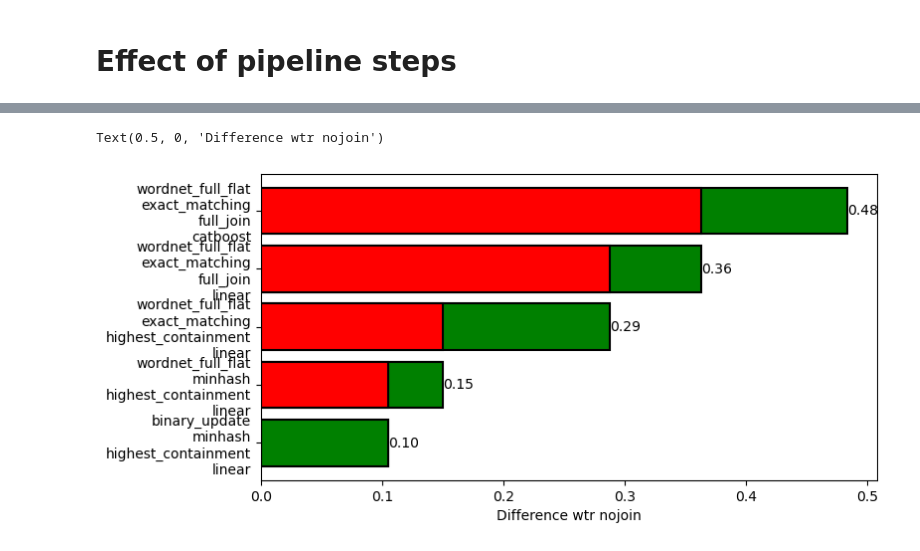
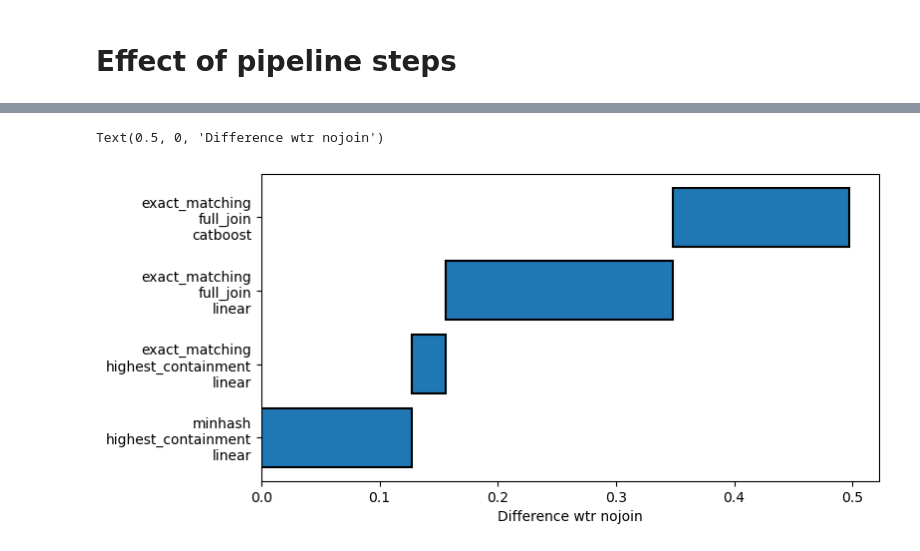
Before and after one commit to rcap107/retrieve-merge-predict, a Jupyter notebook: notebooks/2023-11-30 Study big run.ipynb, the cells around one changed output, grey strips where cells are left out. Drawn from its saved outputs; the diff is of its cells as text; code cells hidden in the pictures.

```diff
--- a/notebooks/2023-11-30 Study big run.ipynb
+++ b/notebooks/2023-11-30 Study big run.ipynb
@@ -632,6 +649,6 @@ subset.select(
 # %%
 target_variable = "jd_method"
-for tg in ["jd_method", "target_dl", "chosen_model"]:
+for tg in ["jd_method", "chosen_model"]:
     data, values_dict, label_mapping = prepare_data(results_depleted, tg)
     violin_plot(data, values_dict, label_mapping, tg)
     # break
@@ -690,7 +704,7 @@ for tg in ["jd_method", "target_dl", "chosen_model", "estimator"]:
 # %%
 best_value = {}
 worst_value = {}
-for v in ["target_dl", "jd_method", "estimator", "chosen_model"]:
+for v in ["jd_method", "estimator", "chosen_model"]:
     this_best = (
         current_results.filter(pl.col("estimator") != "nojoin")
         .group_by(v)
@@ -728,7 +737,7 @@ shape: (2, 2)
 # %%
 # Top 5 scores overall
 comb_results = (
-    current_results.group_by(["target_dl", "jd_method", "estimator", "chosen_model"])
+    current_results.group_by(["jd_method", "estimator", "chosen_model"])
     .agg(
         pl.mean("scaled_diff").alias("avg_scaled_diff"),
         pl.std("scaled_diff").alias("std_scaled_diff"),
@@ -775,9 +782,7 @@ df_waterfall = (
     pl.concat(vals_to_plot)
     .with_columns(
         (
-            pl.col("target_dl")
-            + "\n"
-            + pl.col("jd_method")
+            pl.col("jd_method")
             + "\n"
             + pl.col("estimator")
             + "\n"
@@ -814,35 +818,35 @@ _t
 # %%
 # plt.bar(bottom="bottom",height="diff", x="case", data=_t)
 fig, ax = plt.subplots(1, figsize=(8, 4))
 
-p = ax.barh(
-    width="value", y="case", data=_t, edgecolor="black", linewidth=1.5, color="green"
-)
-ax.bar_label(p, [f"{_:.2f}" for _ in _t["value"]])
-ax.barh(
-    width="bottom", y="case", data=_t, edgecolor="black", linewidth=1.5, color="red"
-)
+# p = ax.barh(
+#     width="value", y="case", data=_t, edgecolor="black", linewidth=1.5, color="green"
+# )
+# ax.bar_label(p, [f"{_:.2f}" for _ in _t["value"]])
+# ax.barh(
+#     width="bottom", y="case", data=_t, edgecolor="black", linewidth=1.5, color="red"
+# )
 
 
 # MINE
-# ax.barh(
-#     left="bottom",width="diff", y="case", data=_t, edgecolor="black", linewidth=1.5
-# )
+ax.barh(
+    left="bottom", width="diff", y="case", data=_t, edgecolor="black", linewidth=1.5
+)
 
 
 # step = (
 #     pl.from_pandas(_t)
 #     .select(pl.col("bottom").repeat_by(3).list.explode())
 #     .shift(-1)
 #     .to_numpy()
 # )
 # step[1::3] = np.nan
 # mask = np.repeat(
 #     np.arange(5),
 #     3,
 # )
 # plt.plot(step, mask, color="black", zorder=2, linewidth=1)
 ax.set_xlabel("Difference wtr nojoin")
 # %% [output]
 Text(0.5, 0, 'Difference wtr nojoin')
-[figure, old version]
+[figure, new version]
```
Also changed, not shown: parts of 23 cells of this notebook.
